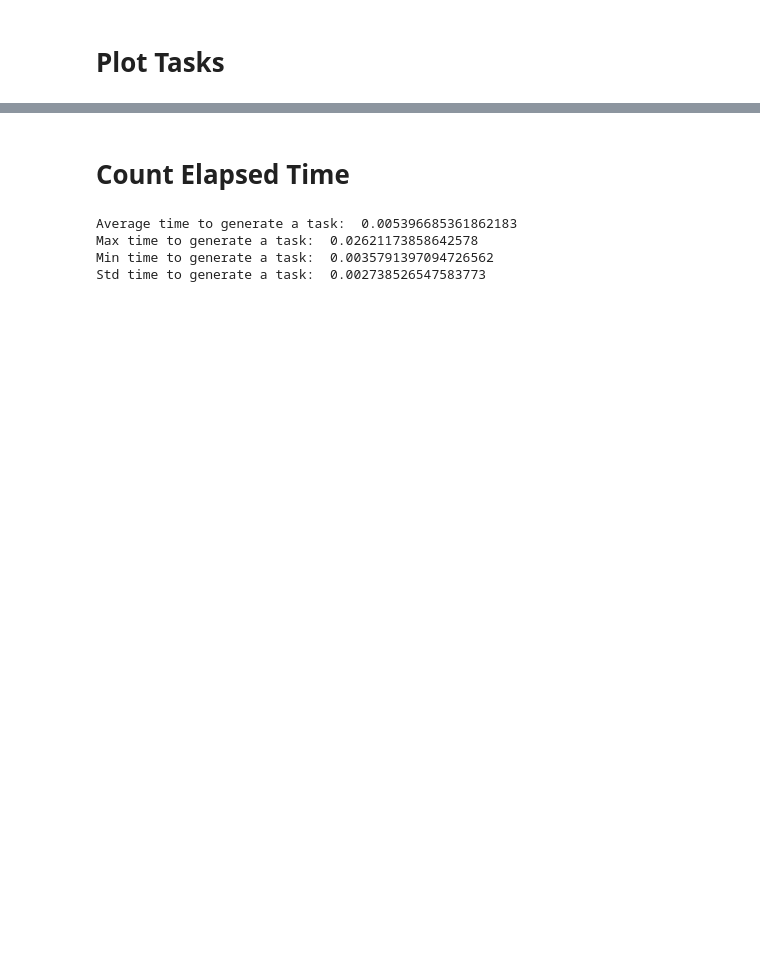
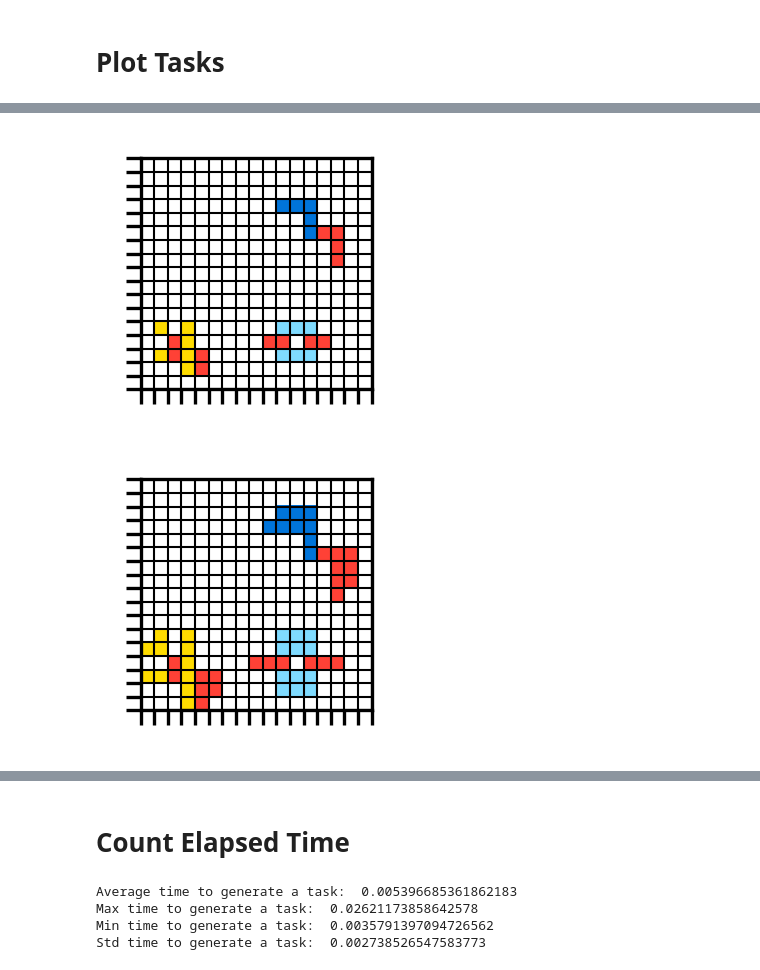
Before and after one commit to yassinetb/COGITAO, a Jupyter notebook: paper_plots.ipynb, the cells around one changed output, grey strips where cells are left out. Drawn from its saved outputs; the diff is of its cells as text; code cells hidden in the pictures; blank space fills up the shorter version.

```diff
--- a/paper_plots.ipynb
+++ b/paper_plots.ipynb
@@ -110 +137,11 @@ The autoreload extension is already loaded. To reload it, use:
+# %%
+plot_grid(task["pairs"][0]["input"], size = (1,1))
+plot_grid(task["pairs"][0]["output"] , size = (1,1))
+# # task["pairs"][0]["output"] = np.where(task["pairs"][0]["output"] == 3, 5, task["pairs"][0]["output"])
+# task["pairs"][0]["input"] = np.where(task["pairs"][0]["input"] == 3, 5, task["pairs"][0]["input"])
+
+# plot_grid(task["pairs"][0]["input"] , size = (1,1))
+# %% [output]
+[figure, added]
+[figure, added]
 # %%
```
Also changed, not shown: parts of 4 cells of this notebook, 11 other files.
